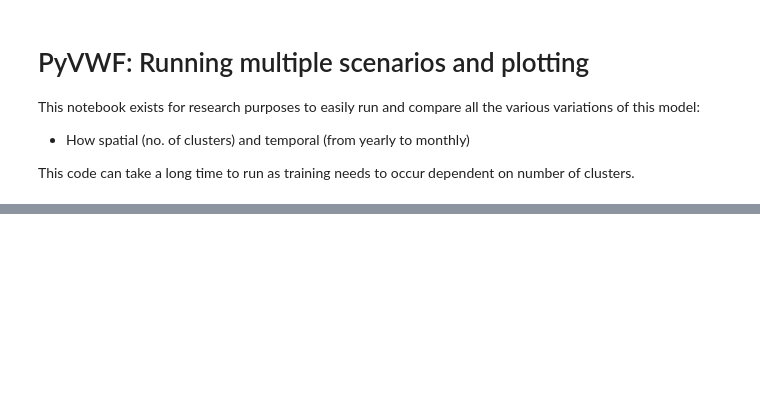
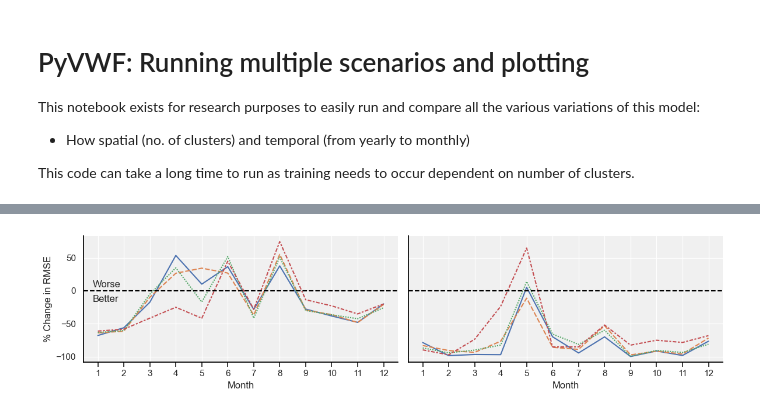
Before and after one commit to ellyess/PyVWF, a Jupyter notebook: research_run_and_plot.ipynb, the cells around one changed output, grey strips where cells are left out. Cells and saved outputs as stored; diff of their text form; code cells hidden in the pictures; blank space fills up the shorter version.

```diff
--- a/research_run_and_plot.ipynb
+++ b/research_run_and_plot.ipynb
@@ -209,0 +191,67 @@ plt.legend();
+# %%
+def percent_error_comp(num_clu, metric):
+    time_res_list = ['year', 'season', 'two_month', 'month']
+    df = pd.DataFrame(data = range(1,13), columns = ['time'])
+    unc = month_metrics[month_metrics['time_res'] == 'uncorrected' ][metric].reset_index(drop=True)
+
+    for time_res in time_res_list:
+        cor = month_metrics[(month_metrics['num_clu'] == num_clu) & (month_metrics['time_res'] == time_res) ][metric].reset_index(drop=True)
+        df[str(time_res)] = ((cor-unc)/unc)*100
+
+    df = df.melt(id_vars=["time"], # adding in turbine ID for merging
+        var_name="time_res",
+        value_name="error")
+
+    return df
+
+fig, axes = plt.subplots(1, 2, figsize=(12, 3),sharey='all')
+
+sns.lineplot(
+    x="time",
+    y="error",
+    hue = "time_res",
+    data = percent_error_comp(choice2, metric),
+    hue_order = ['month', 'season', 'two_month', 'year'],
+    style_order=['month', 'season', 'two_month', 'year'],
+    style="time_res",
+    ax = axes[0],
+    legend = False
+)
+
+
+
+sns.lineplot(
+    x="time",
+    y="error",
+    hue = "time_res",
+    data = percent_error_comp(choice, metric),
+    hue_order = ['month', 'season', 'two_month', 'year'],
+    style_order=['month', 'season', 'two_month', 'year'],
+    style="time_res",
+    ax = axes[1],
+    legend = True
+)
+
+axes[0].set_ylabel('% Change in ' + metric)
+axes[0].set_xlabel('Month')
+axes[0].set_xticks(range(1,13))
+
+axes[1].set_ylabel('% Change in ' + metric)
+axes[1].set_xlabel('Month')
+axes[1].set_xticks(range(1,13))
+
+# adding lines
+axes[0].axhline(0, ls='--', color='black')
+axes[1].axhline(0, ls='--', color='black')
+axes[0].text(0.8,5, "Worse")
+axes[0].text(0.8,-17, "Better")
+
+
+# fixing the legend labels and sharing it over whole plot.
+axes[1].get_legend().remove()
+handles, labels = plt.gca().get_legend_handles_labels()
+labels = ['Monthly', 'Seasonally', 'Bimonthly', 'Yearly'] # renaming labels
+# plt.legend(handles, labels, ncol=1, loc='upper right', title='Time Resolution')
+plt.tight_layout()
+# %% [output]
+[figure, added]
```
Also changed, not shown: parts of 49 cells of this notebook, 11 other files.
